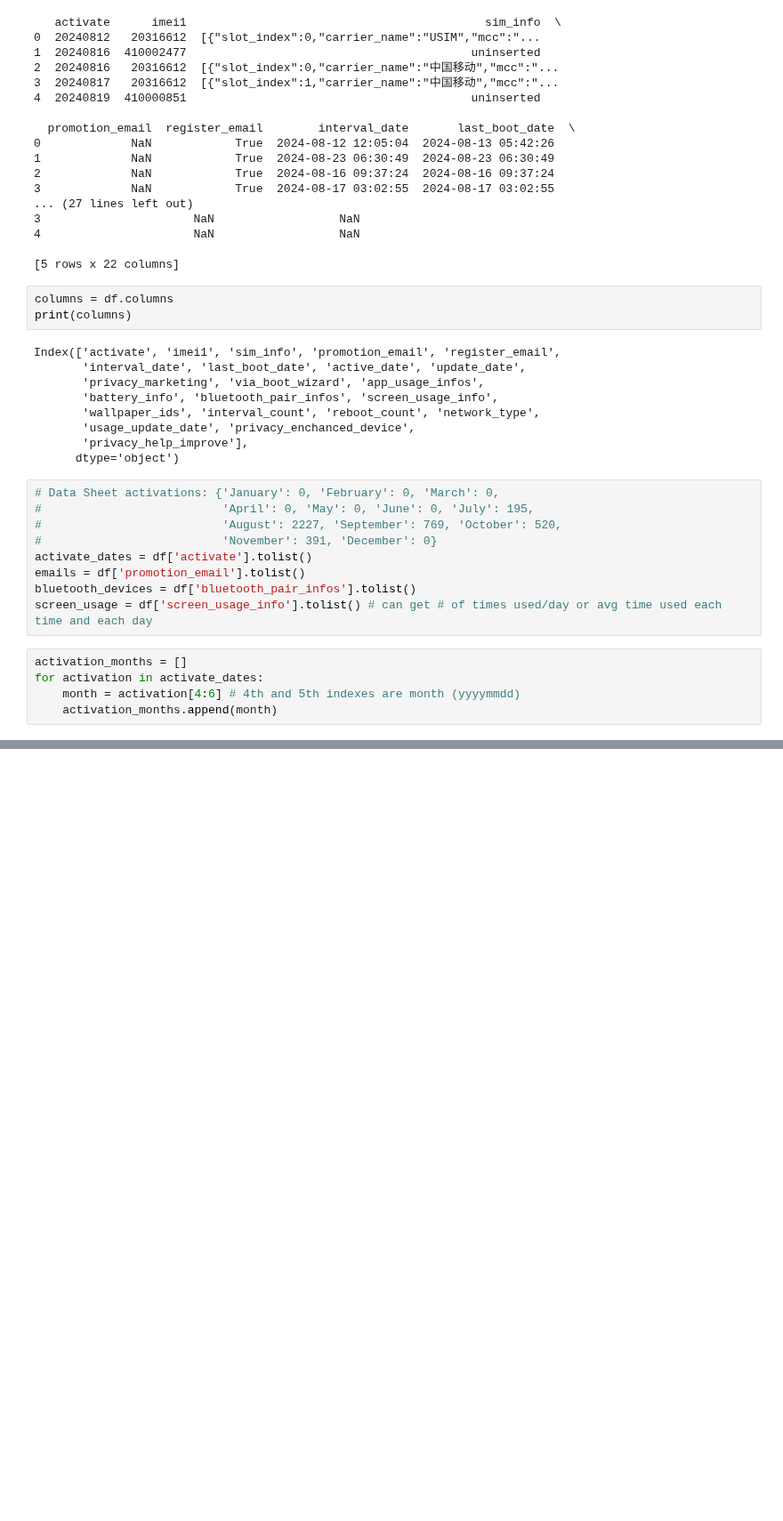
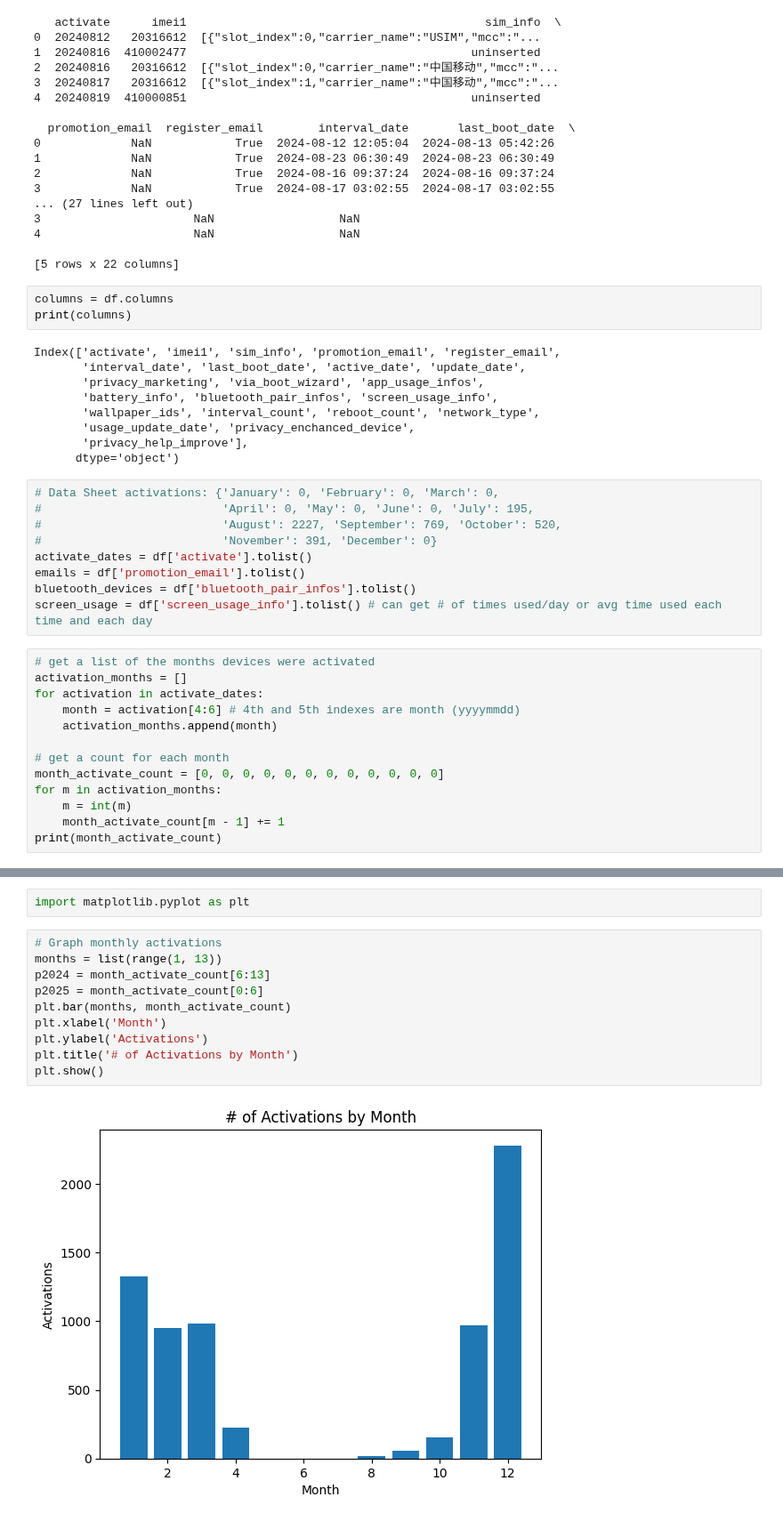
Before and after one commit to ACarrig/NUUMobile1, a Jupyter notebook: backend/Notebooks/april_data.ipynb, the cells around one changed output, grey strips where cells are left out. Shown at 89% size. Drawn from its saved outputs; the diff is of its cells as text; blank space fills up the shorter version.

Commit message:
adding graphs

```diff
--- a/backend/Notebooks/april_data.ipynb
+++ b/backend/Notebooks/april_data.ipynb
@@ -48,7 +49,15 @@ emails = df['promotion_email'].tolist()
 bluetooth_devices = df['bluetooth_pair_infos'].tolist()
 screen_usage = df['screen_usage_info'].tolist() # can get # of times used/day or avg time used each time and each day
 # %%
+# get a list of the months devices were activated
 activation_months = []
 for activation in activate_dates:
     month = activation[4:6] # 4th and 5th indexes are month (yyyymmdd)
     activation_months.append(month)
+
+# get a count for each month
+month_activate_count = [0, 0, 0, 0, 0, 0, 0, 0, 0, 0, 0, 0]
+for m in activation_months:
+    m = int(m)
+    month_activate_count[m - 1] += 1
+print(month_activate_count)
@@ -95,0 +166,14 @@ for device in bluetooth_devices:
+# %%
+import matplotlib.pyplot as plt
+# %%
+# Graph monthly activations
+months = list(range(1, 13))
+p2024 = month_activate_count[6:13]
+p2025 = month_activate_count[0:6]
+plt.bar(months, month_activate_count)
+plt.xlabel('Month')
+plt.ylabel('Activations')
+plt.title('# of Activations by Month')
+plt.show()
+# %% [output]
+[figure, added]
```
Also changed, not shown: parts of 8 cells of this notebook, 1 other file.
